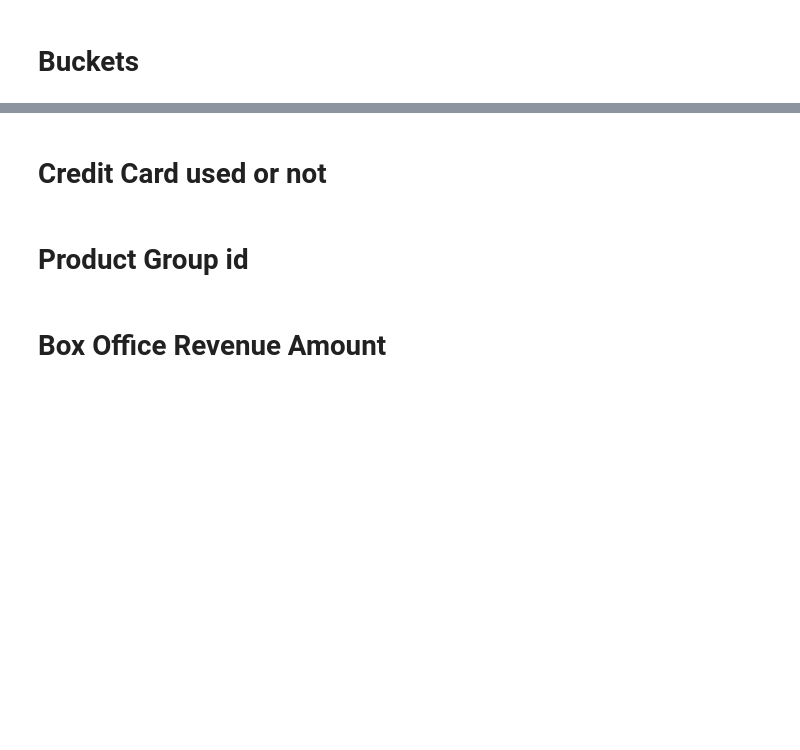
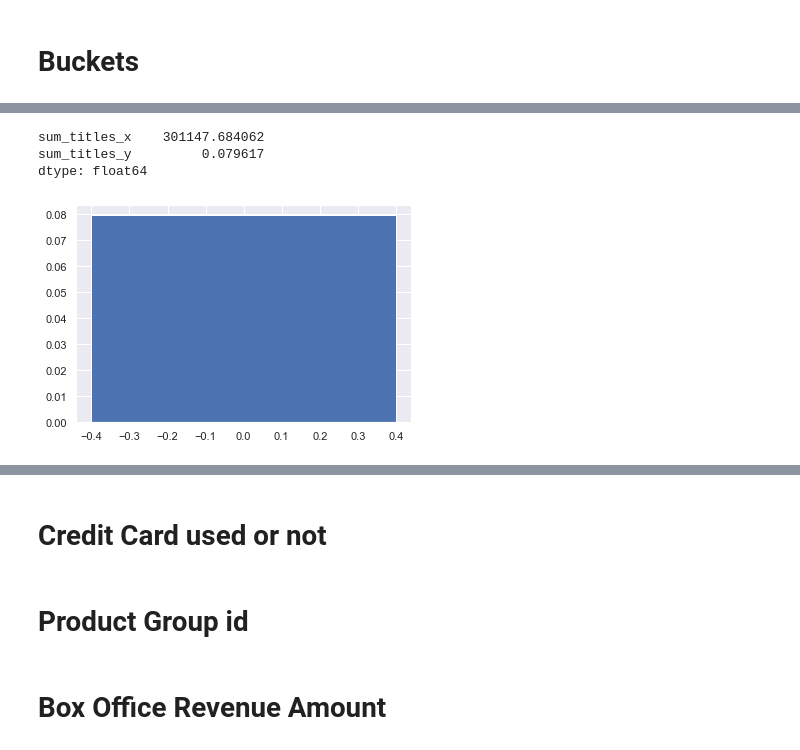
Before and after one commit to saurabhmathco/redbox_promosensitivity, a Jupyter notebook: Redbox_open.ipynb, the cells around one changed output, grey strips where cells are left out. Cells and saved outputs as stored; diff of their text form; code cells hidden in the pictures; blank space fills up the shorter version.

```diff
--- a/Redbox_open.ipynb
+++ b/Redbox_open.ipynb
@@ -814,0 +1060,3 @@ plt.bar(count_flag_df["flag_redeemers"],count_flag_df["count_flags"])
+# %%
+df10 = pd.merge(titles_date_df,customer_redemption_df, on='customerentitykey', how='inner')
+df10
@@ -814,0 +1077,8 @@ plt.bar(count_flag_df["flag_redeemers"],count_flag_df["count_flags"])
+# %%
+titles_bucket=df10.groupby('bucket').count_titles2.sum()
+titles_bucket_df1=titles_bucket.to_frame(name="sum_titles").reset_index()
+titles_bucket=df10.groupby('bucket').count_titles.sum()
+titles_bucket_df2=titles_bucket.to_frame(name="sum_titles").reset_index()
+df10 = pd.merge(titles_bucket_df1,titles_bucket_df2, on='bucket', how='inner')
+# titles_bucket_df=titles_bucket.to_frame(name="sum_titles").reset_index()
+df10
@@ -814,0 +1096,3 @@ plt.bar(count_flag_df["flag_redeemers"],count_flag_df["count_flags"])
+# %%
+df10["bucket_number"]=np.arange(0,18,2)
+df10
@@ -814,0 +1110,15 @@ plt.bar(count_flag_df["flag_redeemers"],count_flag_df["count_flags"])
+# %%
+# df10.drop(["bucket"],axis=1,inplace=True)
+df11=df10.iloc[0]
+df12=df10[["sum_titles_x","sum_titles_y"]].iloc[1:].sum()
+df12
+# %% [output]
+sum_titles_x    301147.684062
+sum_titles_y         0.079617
+dtype: float64
+# %%
+plt.bar(df10["bucket_number"].iloc[0],df12["sum_titles_y"])
+# plt.hist(titles_bucket_df["sum_titles"],bins=1)
+plt.show()
+# %% [output]
+[figure, added]
```
Also changed, not shown: parts of 153 cells of this notebook.
